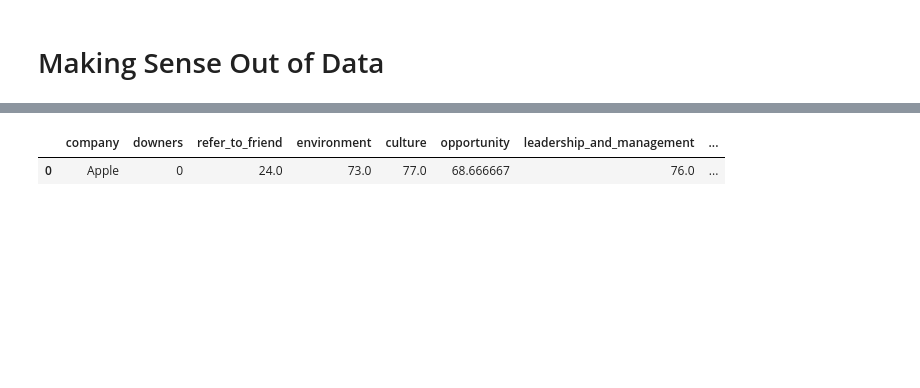
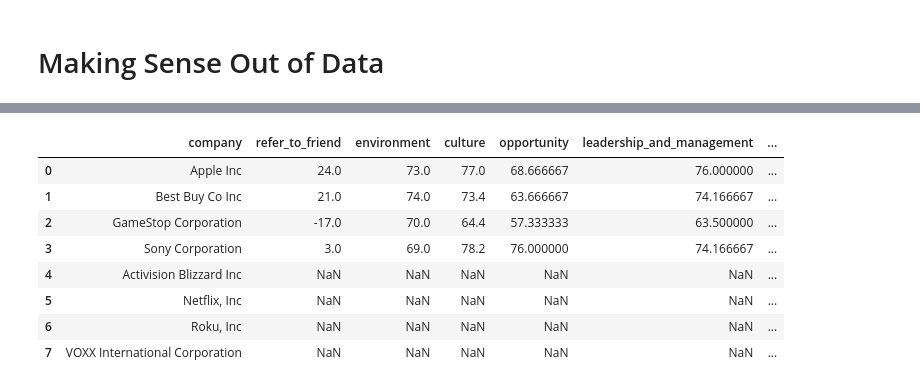
Before and after one commit to mwirtz946/esg_materiality_analysis, a Jupyter notebook: archive/question_1.ipynb, the cells around one changed output, grey strips where cells are left out. Saved outputs shown, nothing was run; the diff lists cells and outputs as text; code cells hidden in the pictures; blank space fills up the shorter version.

Commit message:
question 1 scrapers running into some error with longer lists of companies. Creating features problematic with missing data

```diff
--- a/archive/question_1.ipynb
+++ b/archive/question_1.ipynb
@@ -409,14 +457,2 @@ question_1
 # %% [markdown]
 # Making Sense Out of Data
-# %%
-question_1['culture'] = ((question_1.culture_x *20) +
-                         (question_1.culture_y *20) +
-                         question_1.work_culture +
-                         question_1.office_culture +
-                         (question_1.company_culture * 20)) / 5
-org_data = question_1.drop(columns=['culture_x',
-                                    'culture_y',
-                                    'work_culture',
-                                    'office_culture',
-                                    'company_culture',
-                                    'composite_score'], axis=1)
@@ -506,5 +459,2 @@ org_data.downers = org_data.downers.apply(lambda x: check_downers_list(x))
-# %%
-org_data
-# %% [output]
-|  | company | downers | refer_to_friend | environment | culture | opportunity | leadership_and_management | ... |
-| 0 | Apple | 0 | 24.0 | 73.0 | 77.0 | 68.666667 | 76.0 | ... |
+# %%
+data = question_1
@@ -510,0 +532,12 @@ org_data
+# %%
+data
+# %% [output]
+|  | company | refer_to_friend | environment | culture | opportunity | leadership_and_management | ... |
+| 0 | Apple Inc | 24.0 | 73.0 | 77.0 | 68.666667 | 76.000000 | ... |
+| 1 | Best Buy Co Inc | 21.0 | 74.0 | 73.4 | 63.666667 | 74.166667 | ... |
+| 2 | GameStop Corporation | -17.0 | 70.0 | 64.4 | 57.333333 | 63.500000 | ... |
+| 3 | Sony Corporation | 3.0 | 69.0 | 78.2 | 76.000000 | 74.166667 | ... |
+| 4 | Activision Blizzard Inc | NaN | NaN | NaN | NaN | NaN | ... |
+| 5 | Netflix, Inc | NaN | NaN | NaN | NaN | NaN | ... |
+| 6 | Roku, Inc | NaN | NaN | NaN | NaN | NaN | ... |
+| 7 | VOXX International Corporation | NaN | NaN | NaN | NaN | NaN | ... |
```
Also changed, not shown: parts of 23 cells of this notebook.
